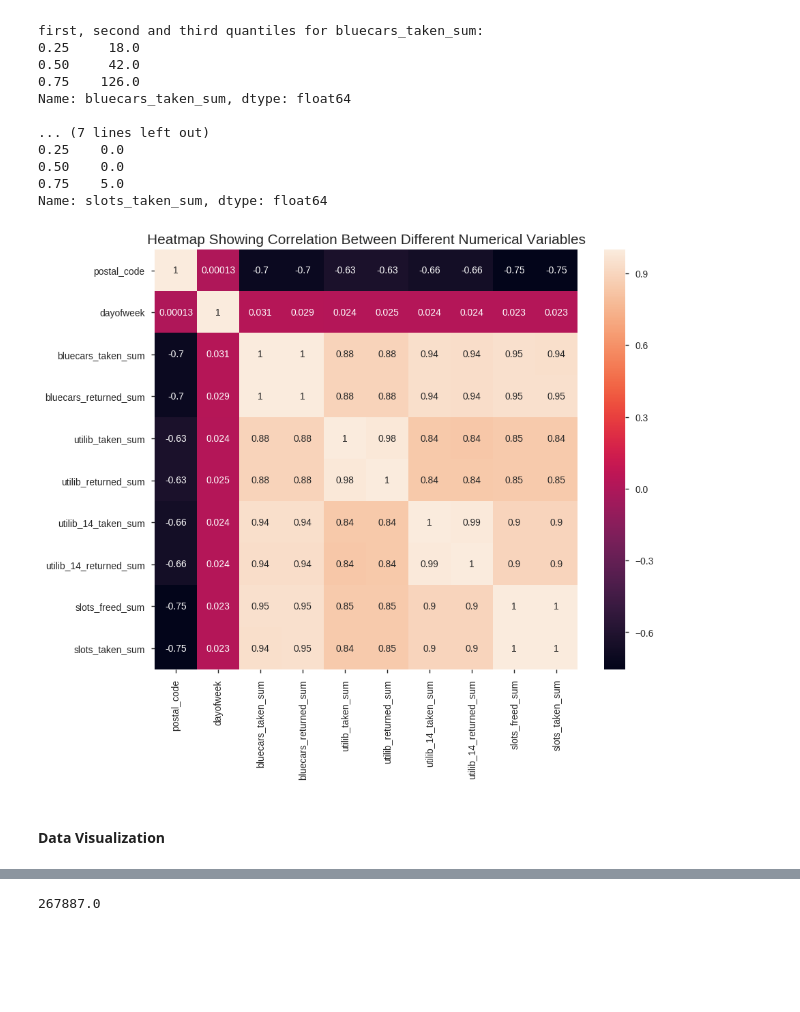
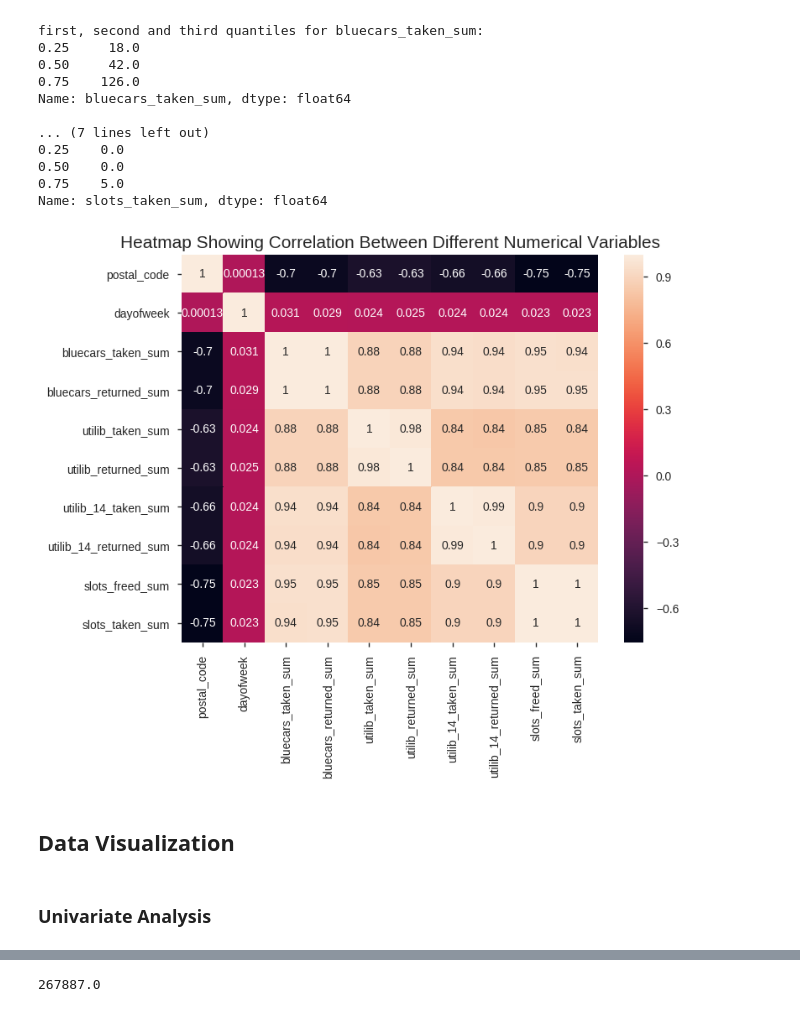
Before and after one commit to booorayan/BluecarsAuto, a Jupyter notebook: Autolib_projecte.ipynb, the cells around one changed output, grey strips where cells are left out. Drawn from its saved outputs; the diff is of its cells as text; code cells hidden in the pictures; blank space fills up the shorter version.

```diff
--- a/Autolib_projecte.ipynb
+++ b/Autolib_projecte.ipynb
@@ -519,13 +538,15 @@ Name: bluecars_taken_sum, dtype: float64
 Name: slots_taken_sum, dtype: float64
 # %%
 heatmap = autob.corr()
-plt.figure(figsize=(10,8))
+plt.figure(figsize=(8,6))
 sns.heatmap(heatmap, xticklabels=heatmap.columns, yticklabels=heatmap.columns, annot=True)
 
 plt.title('Heatmap Showing Correlation Between Different Numerical Variables', fontsize=15)
 plt.show()
 # %% [output]
-[figure, old version]
+[figure, new version]
 # %% [markdown]
-#### Data Visualization
+## Data Visualization
+# %% [markdown]
+### Univariate Analysis
 # %%
```
Also changed, not shown: parts of 75 cells of this notebook.
